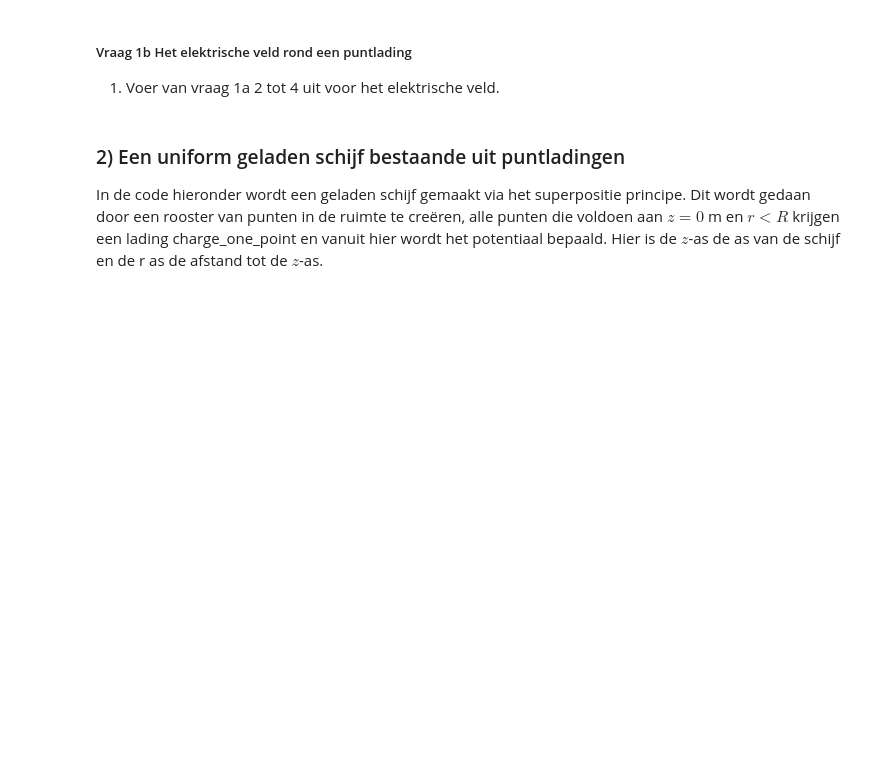
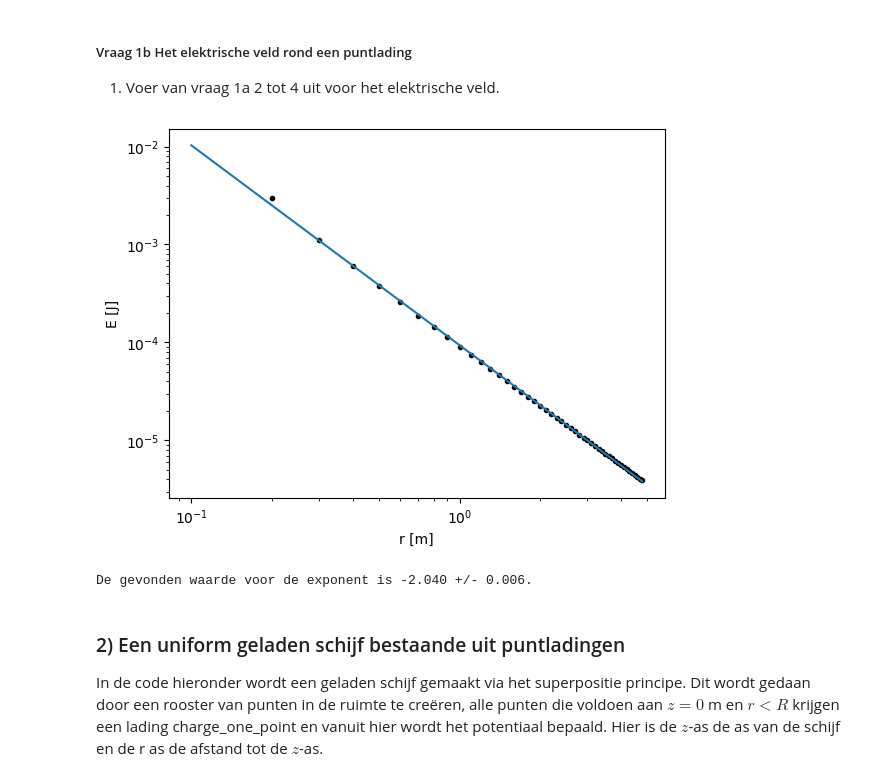
Before and after one commit to FS314159265358979323846264338/opdrachten-DEF-D, a Jupyter notebook: DigitaleOntwerpopdrachten/1CondensatorOpdracht/CondensatorOntwerpopdracht.ipynb, the cells around one changed output. Saved outputs shown, nothing was run; the diff lists cells and outputs as text; code cells hidden in the pictures; blank space fills up the shorter version.

```diff
--- a/DigitaleOntwerpopdrachten/1CondensatorOpdracht/CondensatorOntwerpopdracht.ipynb
+++ b/DigitaleOntwerpopdrachten/1CondensatorOpdracht/CondensatorOntwerpopdracht.ipynb
@@ -97,7 +121,26 @@ plot_results_pt_charge_at_origin(Ez, Er, normE, V, r, z, grid_step)
 # %%
 ###
 ###Hier jouw code###
+
+def log_E_r(x,a,b):
+    return a*np.log10(x)+b
+
+val1b,cov1b = curve_fit(log_E_r,r_for_E[1:],np.log10(Er[49,1:]))
+a,b = val1b
+err_a_1b = np.sqrt(np.diag(cov1b))[0]
+plt.figure()
+plt.loglog()
+plt.plot(r_for_E,Er[49,:],'k.')
+plt.plot(r_for_E,10**b*r_for_E**a)
+plt.xlabel('r [m]')
+plt.ylabel('E [J]')
+plt.show()
+
+print("De gevonden waarde voor de exponent is %.3f +/- %.3f." % (a,err_a_1b))
 ###
+# %% [output]
+[figure, added]
+De gevonden waarde voor de exponent is -2.040 +/- 0.006.
 # %% [markdown]
 ### 2) Een uniform geladen schijf bestaande uit puntladingen
 
```
Also changed, not shown: parts of 3 cells of this notebook.
